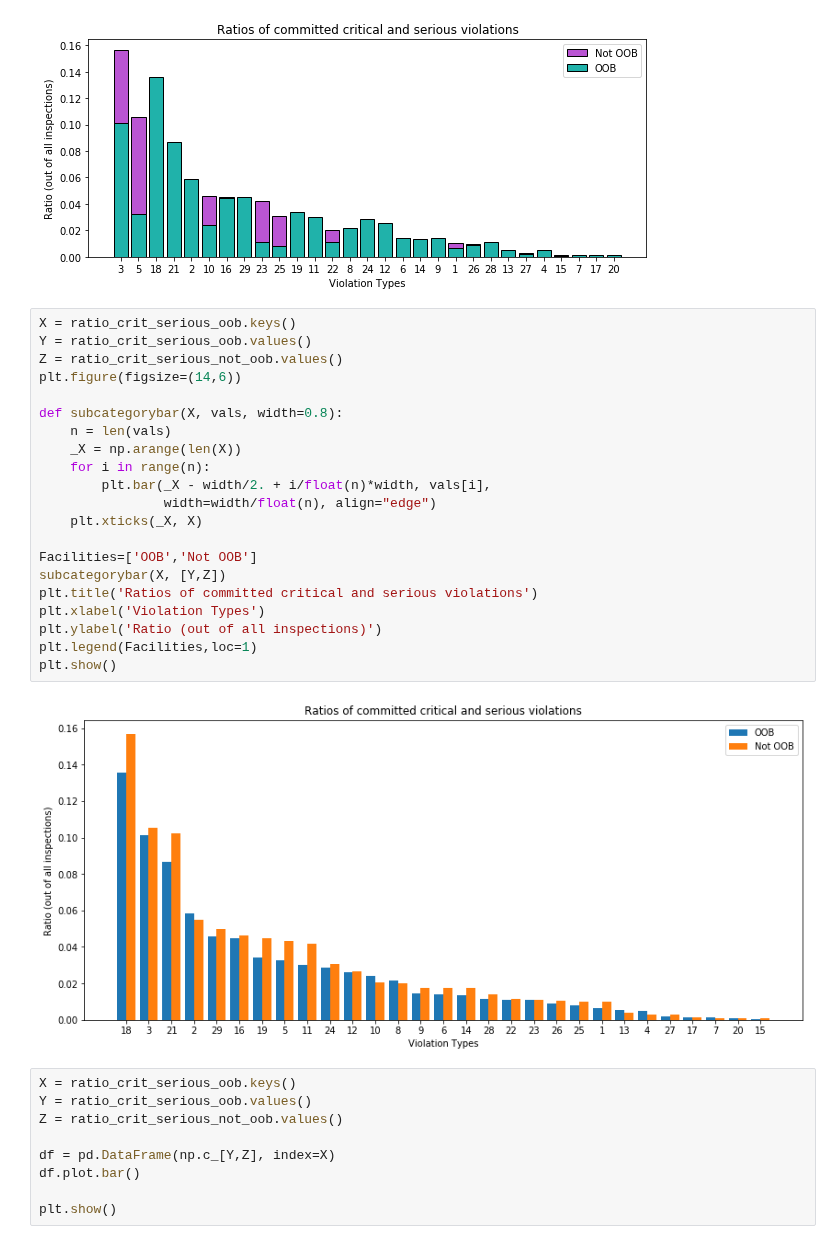
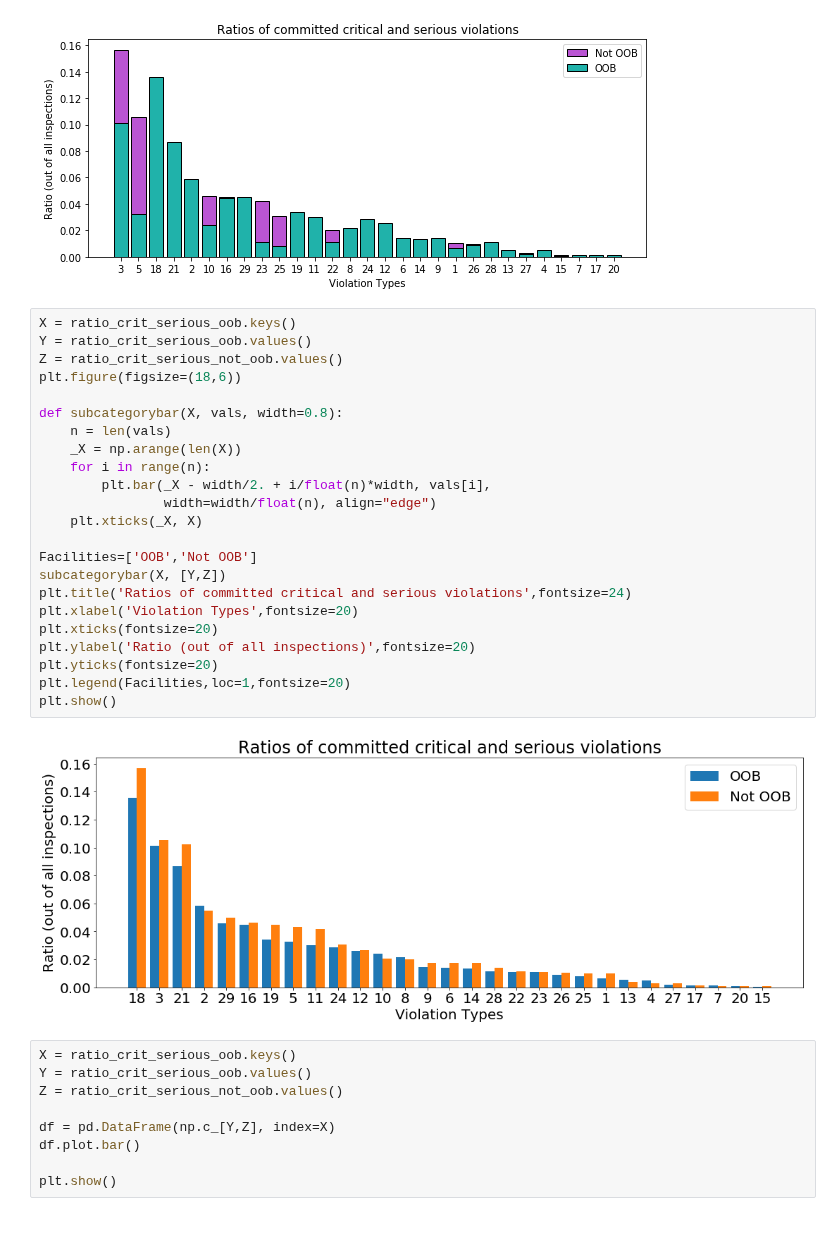
Before and after one commit to RubinDaija/epfl-ada-2019-project, a Jupyter notebook: sena_violations.ipynb, the cells around one changed output. Cells and saved outputs as stored; diff of their text form.

```diff
--- a/sena_violations.ipynb
+++ b/sena_violations.ipynb
@@ -983,26 +983,28 @@ plt.show()
 # %%
 X = ratio_crit_serious_oob.keys()
 Y = ratio_crit_serious_oob.values()
 Z = ratio_crit_serious_not_oob.values()
-plt.figure(figsize=(14,6))
+plt.figure(figsize=(18,6))
 
 def subcategorybar(X, vals, width=0.8):
     n = len(vals)
     _X = np.arange(len(X))
     for i in range(n):
         plt.bar(_X - width/2. + i/float(n)*width, vals[i],
                 width=width/float(n), align="edge")
     plt.xticks(_X, X)
 
 Facilities=['OOB','Not OOB']
 subcategorybar(X, [Y,Z])
-plt.title('Ratios of committed critical and serious violations')
-plt.xlabel('Violation Types')
-plt.ylabel('Ratio (out of all inspections)')
-plt.legend(Facilities,loc=1)
+plt.title('Ratios of committed critical and serious violations',fontsize=24)
+plt.xlabel('Violation Types',fontsize=20)
+plt.xticks(fontsize=20)
+plt.ylabel('Ratio (out of all inspections)',fontsize=20)
+plt.yticks(fontsize=20)
+plt.legend(Facilities,loc=1,fontsize=20)
 plt.show()
 # %% [output]
-[figure, old version]
+[figure, new version]
 # %%
 X = ratio_crit_serious_oob.keys()
 Y = ratio_crit_serious_oob.values()
```
